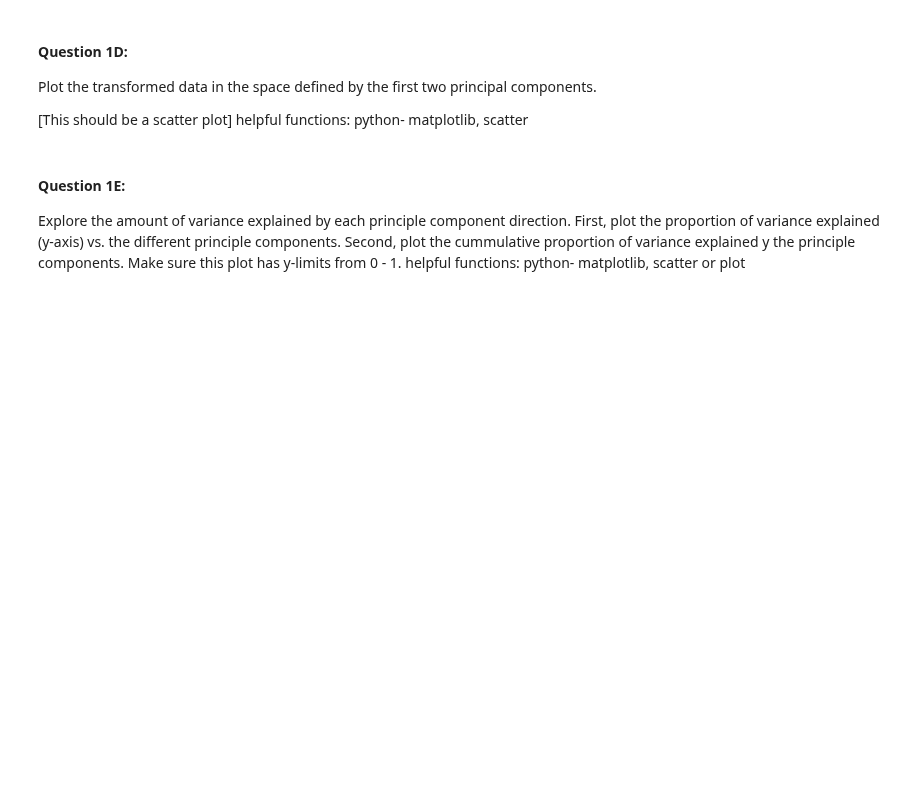
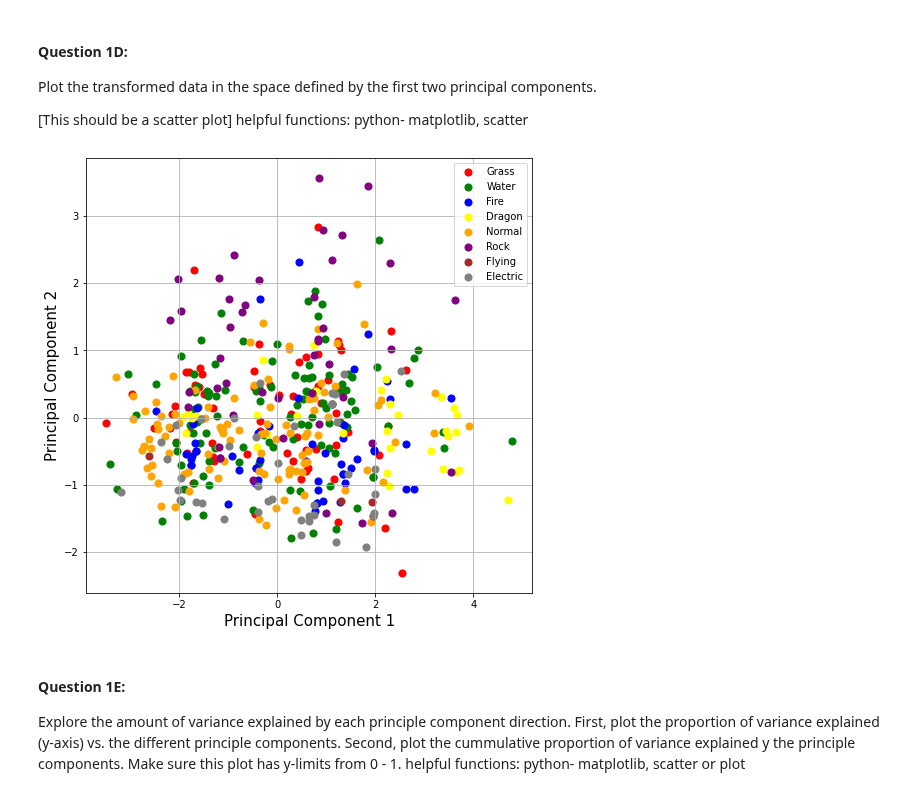
Before and after one commit to DevvyDont/DataMining, a Jupyter notebook: A3/A3_Group_Zamorano.ipynb, the cells around one changed output. Saved outputs shown, nothing was run; the diff lists cells and outputs as text; code cells hidden in the pictures; blank space fills up the shorter version.

```diff
--- a/A3/A3_Group_Zamorano.ipynb
+++ b/A3/A3_Group_Zamorano.ipynb
@@ -23,3 +90,17 @@ Helpful functions: python- StandardScaler from sklearn.preprocessing
 #### Quesetion 1C:
 Preform principle components analysis (PCA) on the scaled Pokemon skills data.
 Helpful funcitons: PCA function sklearn.decomposition
+# %%
+from sklearn.decomposition import PCA
+
+pca = PCA(n_components = 2)
+
+principalComponents = pca.fit_transform(x)
+
+principalDf= pd.DataFrame(data = principalComponents,
+                          columns=['principal component 1',
+                                   'principal component 2'])
+
+finalDf= pd.concat([principalDf,newer_data[['Type1']]], axis=1)
+
+print(finalDf)
@@ -29,6 +125,30 @@ Plot the transformed data in the space defined by the first two principal compon
 
 [This should be a scatter plot]
 helpful functions: python- matplotlib, scatter
+# %%
+fig = plt.figure(figsize=(8,8))
+
+ax = fig.add_subplot(1,1,1)
+
+ax.set_xlabel('Principal Component 1', fontsize=15)
+
+ax.set_ylabel('Principal Component 2', fontsize=15)
+
+targets=['Grass','Water','Fire','Dragon','Normal','Rock','Flying','Electric']
+
+colors= ['red','green','blue','yellow','orange','purple','brown','grey']
+
+for target, color in zip(targets,colors):
+    indicesToKeep = finalDf['Type1'] ==target
+    ax.scatter(finalDf.loc[indicesToKeep, 'principal component 1'],
+              finalDf.loc[indicesToKeep, 'principal component 2'],
+               c = color, s = 50)
+
+ax.legend(targets)
+
+ax.grid()
+# %% [output]
+[figure, added]
 # %% [markdown]
 #### Question 1E:
 Explore the amount of variance explained by each principle component direction.
```
Also changed, not shown: parts of 7 cells of this notebook, 2 other files.
